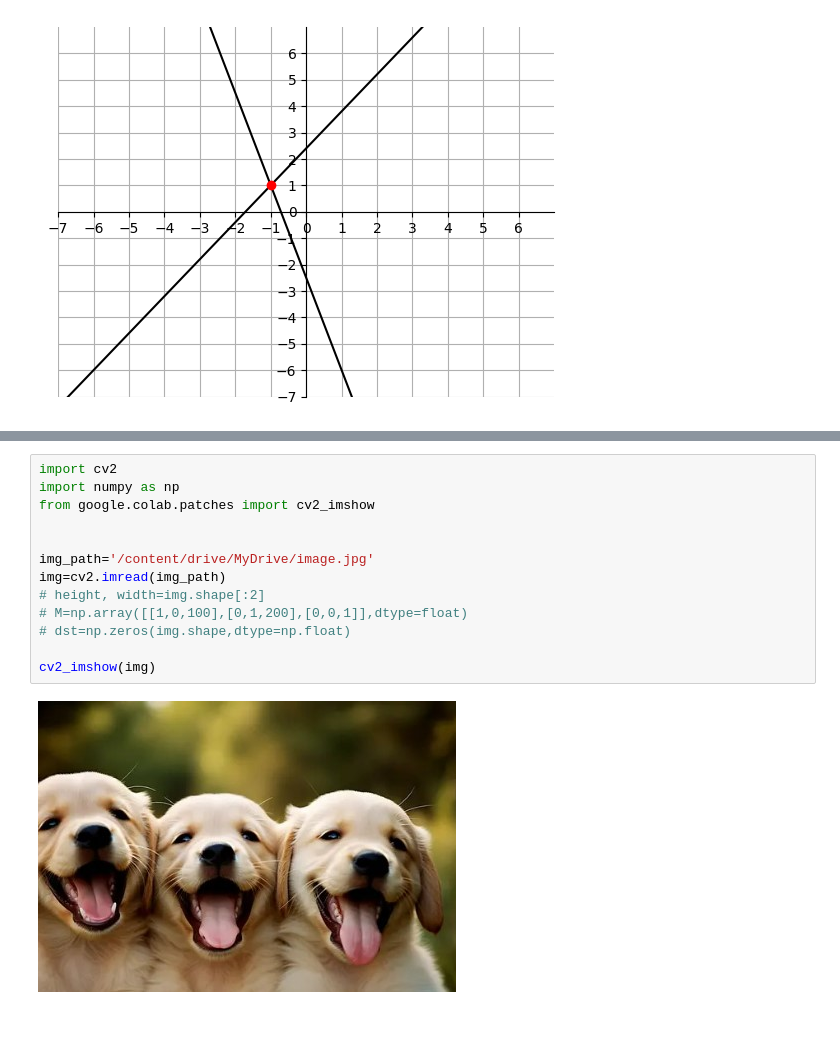
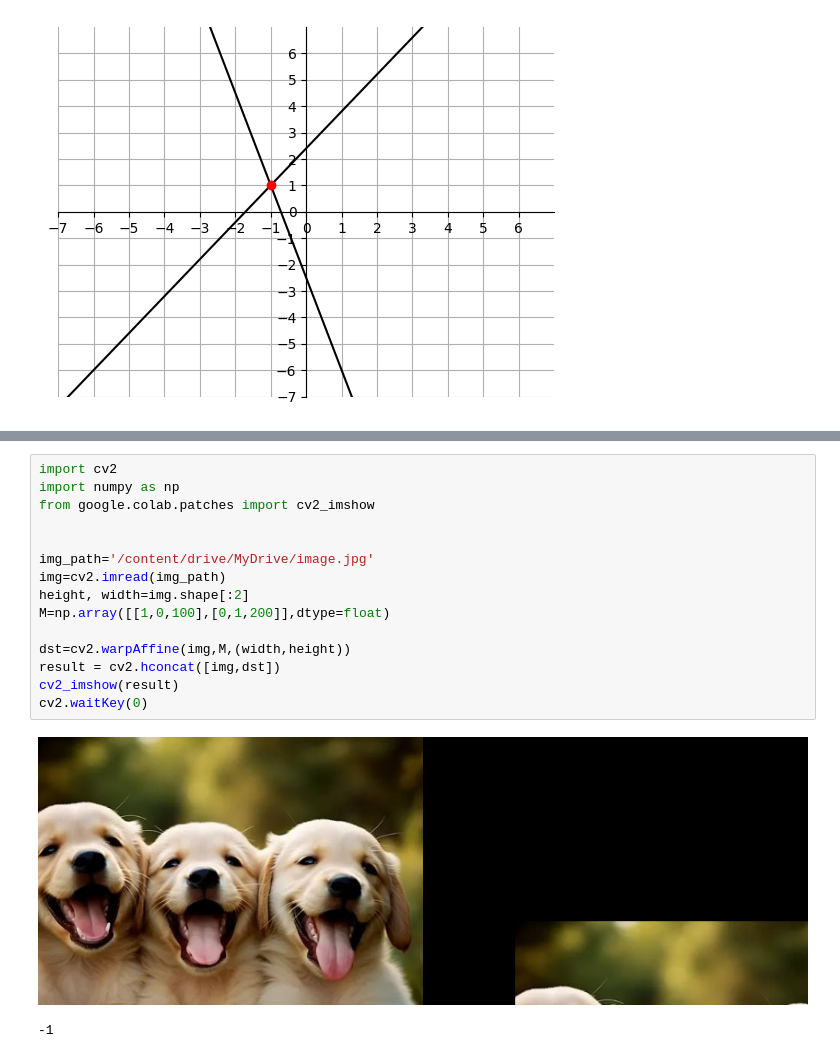
Before and after one commit to kingmingyu/LinearMath, a Jupyter notebook: LinearAlgebraPrac3.ipynb, the cells around one changed output, grey strips where cells are left out. Drawn from its saved outputs; the diff is of its cells as text; blank space fills up the shorter version.

```diff
--- a/LinearAlgebraPrac3.ipynb
+++ b/LinearAlgebraPrac3.ipynb
@@ -349,15 +558,18 @@ plt.show()
 # %%
 import cv2
 import numpy as np
 from google.colab.patches import cv2_imshow
 
 
 img_path='/content/drive/MyDrive/image.jpg'
 img=cv2.imread(img_path)
-# height, width=img.shape[:2]
-# M=np.array([[1,0,100],[0,1,200],[0,0,1]],dtype=float)
-# dst=np.zeros(img.shape,dtype=np.float)
+height, width=img.shape[:2]
+M=np.array([[1,0,100],[0,1,200]],dtype=float)
 
-cv2_imshow(img)
+dst=cv2.warpAffine(img,M,(width,height))
+result = cv2.hconcat([img,dst])
+cv2_imshow(result)
+cv2.waitKey(0)
 # %% [output]
-[figure, old version]
+[figure, new version]
+-1
```
Also changed, not shown: parts of 6 cells of this notebook.
